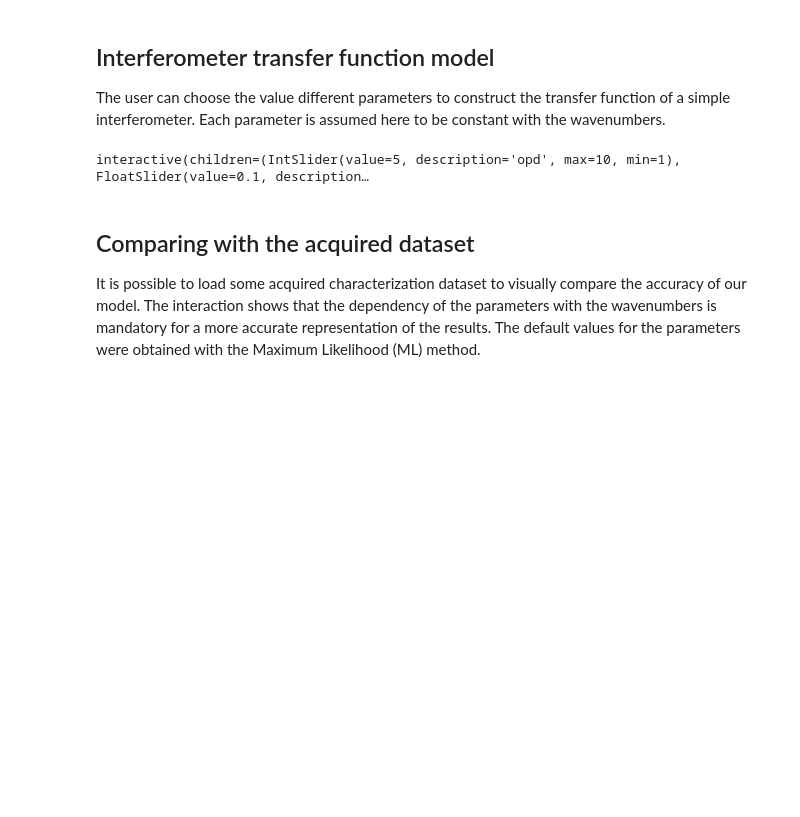
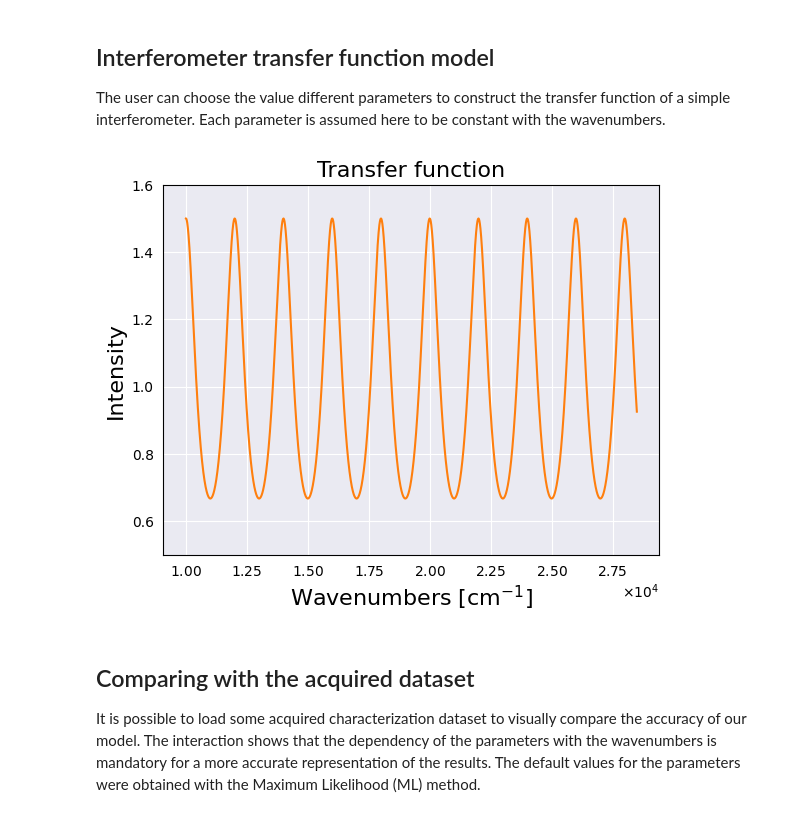
Before and after one commit to Danaroth83/irca, a Jupyter notebook: notebooks/model.ipynb, the cells around one changed output. Cells and saved outputs as stored; diff of their text form; code cells hidden in the pictures; blank space fills up the shorter version.

```diff
--- a/notebooks/model.ipynb
+++ b/notebooks/model.ipynb
@@ -16,34 +16,36 @@ from src.interface.characterization import CharacterizationInterface
 The user can choose the value different parameters to construct the transfer function of a simple interferometer.
 Each parameter is assumed here to be constant with the wavenumbers.
 # %%
-def interferometry_example(opd=5, reflectivity=0.1, gain=1, phase_shift=0, model=0):
+def interferometry_example(opd=5, reflectivity=0.2, gain=1, phase_shift=0, model=0):
     wavenumbers = np.linspace(1, 2.85, 10000, endpoint=False)
 
     interferometer = Characterization(
         Parameters(
             opd=opd,
             reflectivity=reflectivity,
             gain=gain,
             phase_shift=phase_shift,
         ),
         model=model,
     )
-    _, ax = interferometer.visualize(wavenumbers=wavenumbers, color="C1")
-    ax.set_ylim((0.5, 1.5))
+    fig, ax = interferometer.visualize(wavenumbers=wavenumbers, color="C1")
+    ax.set_ylim((0.5, 1.6))
     plt.show()
 
+# Fixed visualization
+interferometry_example()
 
-# Slider visualization
-parameters_range = {
-    "opd": (1, 10),
-    "reflectivity": (0, 0.2, 0.01),
-    "gain": (0.5, 1.5, 0.01),
-    "phase_shift": (0, 6.28),
-    "model": [0, 2, 3],
-}
-ipywidgets.interact(interferometry_example, **parameters_range);
+# # Slider visualization
+# parameters_range = {
+#     "opd": (1, 10),
+#     "reflectivity": (0, 0.4, 0.01),
+#     "gain": (0.5, 1.5, 0.01),
+#     "phase_shift": (0, 6.28),
+#     "model": [0, 2, 3],
+# }
+# ipywidgets.interact(interferometry_example, **parameters_range);
 # %% [output]
-interactive(children=(IntSlider(value=5, description='opd', max=10, min=1), FloatSlider(value=0.1, description…
+[figure, added]
 # %% [markdown]
 ## Comparing with the acquired dataset
 
```
Also changed, not shown: parts of 3 cells of this notebook, 11 other files.
